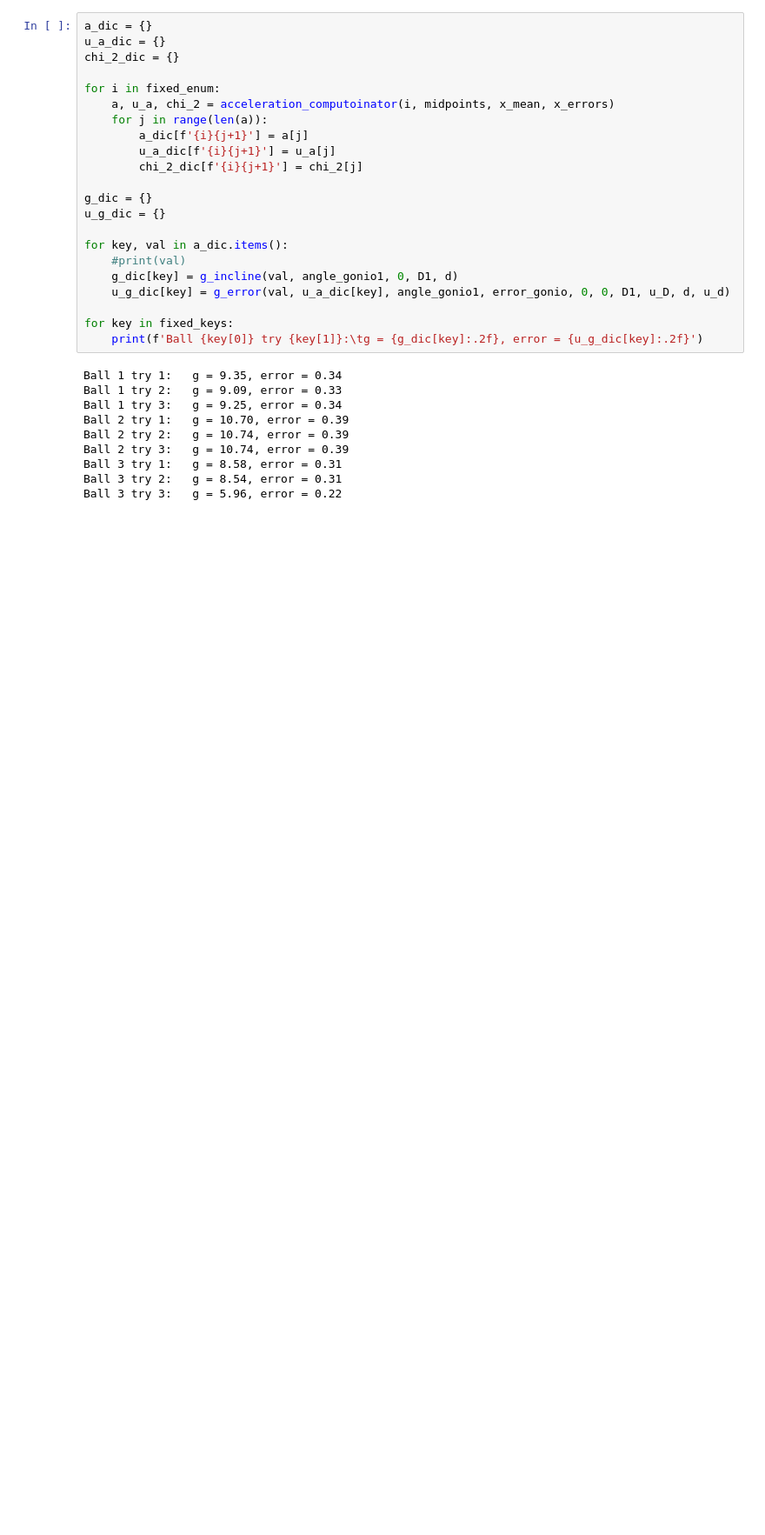
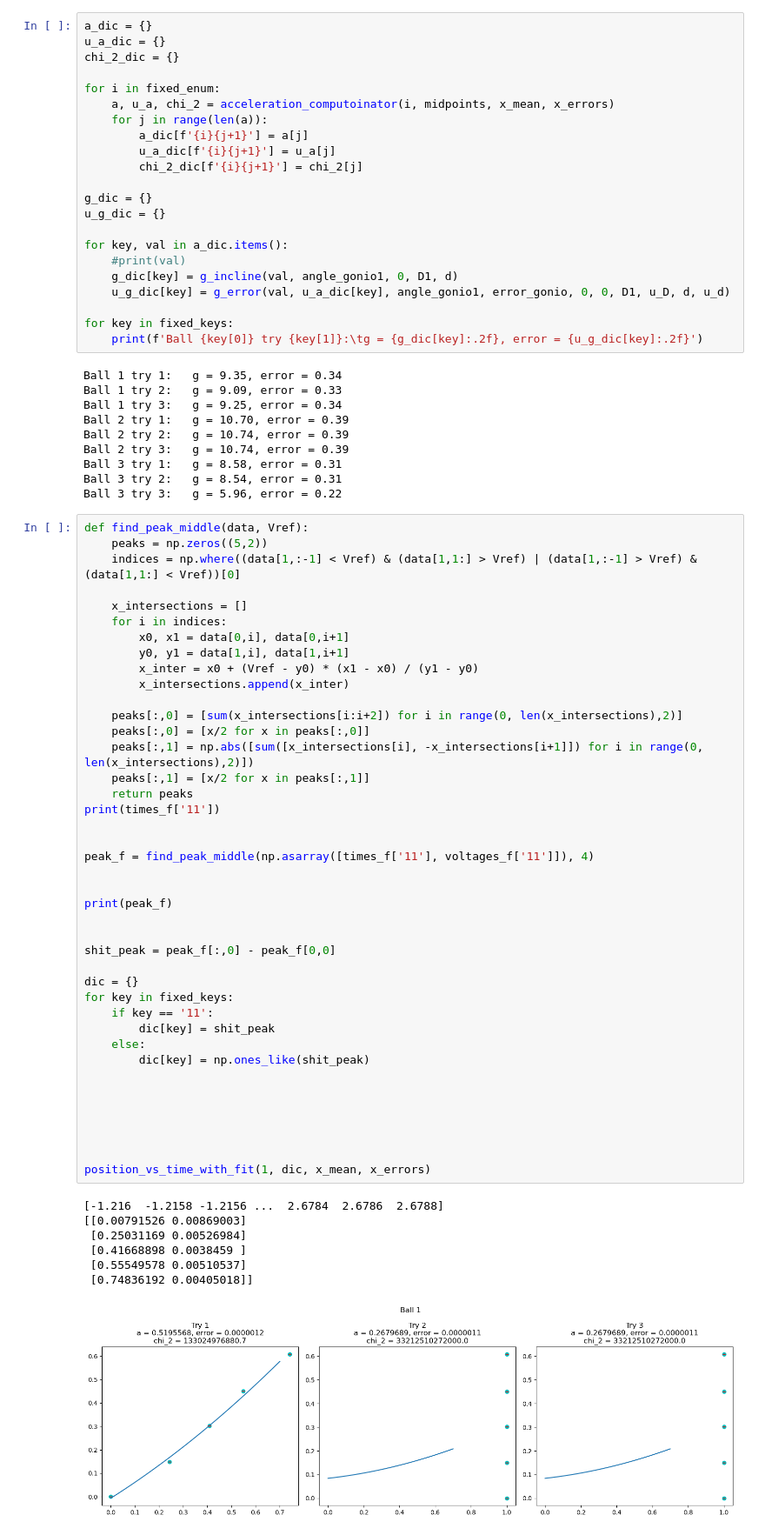
Before and after one commit to miguitarra/AppStats2024, a Jupyter notebook: Plane/incline_clean.ipynb, the cells around one changed output. Shown at 87% size. Cells and saved outputs as stored; diff of their text form; blank space fills up the shorter version.

```diff
--- a/Plane/incline_clean.ipynb
+++ b/Plane/incline_clean.ipynb
@@ -421,3 +421,52 @@ Ball 2 try 3:   g = 10.74, error = 0.39
 Ball 3 try 1:   g = 8.58, error = 0.31
 Ball 3 try 2:   g = 8.54, error = 0.31
 Ball 3 try 3:   g = 5.96, error = 0.22
+# %%
+def find_peak_middle(data, Vref):
+    peaks = np.zeros((5,2))
+    indices = np.where((data[1,:-1] < Vref) & (data[1,1:] > Vref) | (data[1,:-1] > Vref) & (data[1,1:] < Vref))[0]
+
+    x_intersections = []
+    for i in indices:
+        x0, x1 = data[0,i], data[0,i+1]
+        y0, y1 = data[1,i], data[1,i+1]
+        x_inter = x0 + (Vref - y0) * (x1 - x0) / (y1 - y0)
+        x_intersections.append(x_inter)
+
+    peaks[:,0] = [sum(x_intersections[i:i+2]) for i in range(0, len(x_intersections),2)]
+    peaks[:,0] = [x/2 for x in peaks[:,0]]
+    peaks[:,1] = np.abs([sum([x_intersections[i], -x_intersections[i+1]]) for i in range(0, len(x_intersections),2)])
+    peaks[:,1] = [x/2 for x in peaks[:,1]]
+    return peaks
+print(times_f['11'])
+
+
+peak_f = find_peak_middle(np.asarray([times_f['11'], voltages_f['11']]), 4)
+
+
+print(peak_f)
+
+
+shit_peak = peak_f[:,0] - peak_f[0,0]
+
+dic = {}
+for key in fixed_keys:
+    if key == '11':
+        dic[key] = shit_peak
+    else:
+        dic[key] = np.ones_like(shit_peak)
+
+
+
+
+
+
+position_vs_time_with_fit(1, dic, x_mean, x_errors)
+# %% [output]
+[-1.216  -1.2158 -1.2156 ...  2.6784  2.6786  2.6788]
+[[0.00791526 0.00869003]
+ [0.25031169 0.00526984]
+ [0.41668898 0.0038459 ]
+ [0.55549578 0.00510537]
+ [0.74836192 0.00405018]]
+[figure, added]
```
